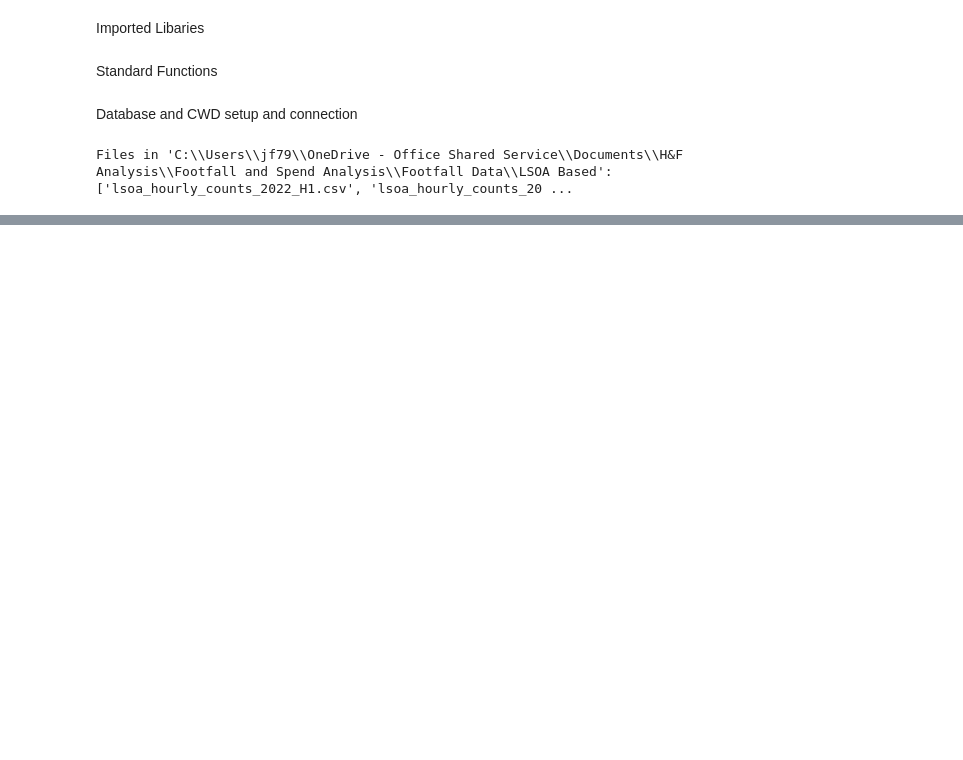
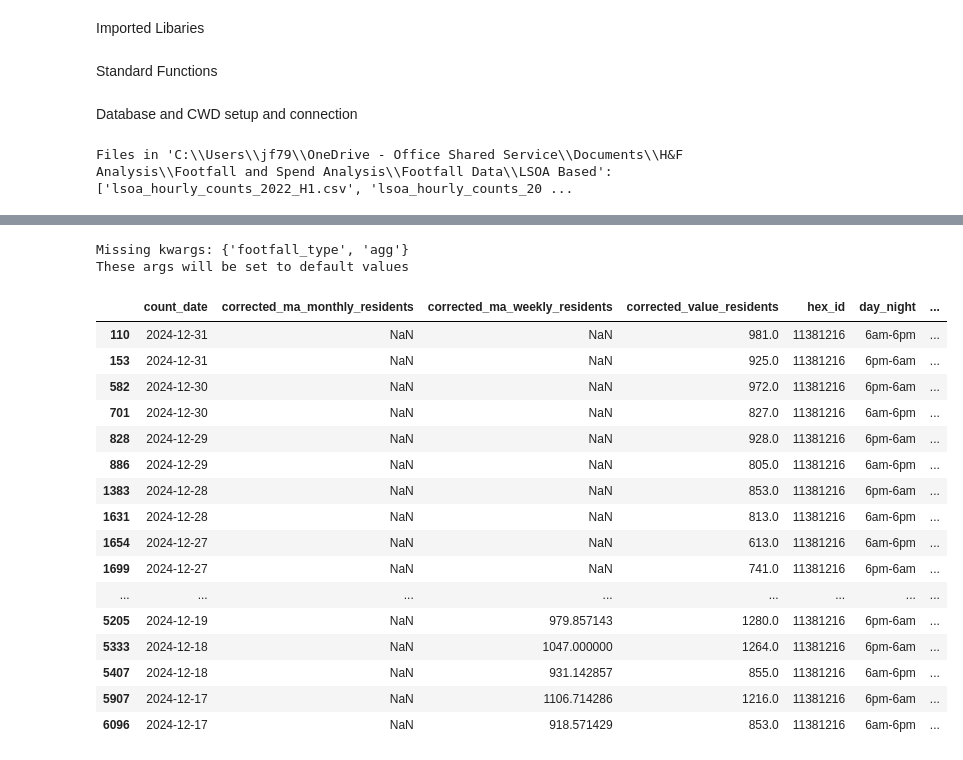
Before and after one commit to LBHF-JamalFazaldin/Footfall-and-Spend-Analytics, a Jupyter notebook: Hex Mapping for Footfall.ipynb, the cells around one changed output, grey strips where cells are left out. Drawn from its saved outputs; the diff is of its cells as text; code cells hidden in the pictures; blank space fills up the shorter version.

```diff
--- a/Hex Mapping for Footfall.ipynb
+++ b/Hex Mapping for Footfall.ipynb
@@ -433,0 +428,27 @@ Successfully exported None to CSV
+# %%
+df = agg_footfall_data(footfall_data_2024, category='hex_id', day_night=True)
+df.sort_values(by=['hex_id','count_date'], ascending=False, inplace=True)
+df[
+    (df['count_date'] > pd.to_datetime('2024-12-16')) &
+    (df['hex_id'] != 11381218)
+].head(30)
+# %% [output]
+Missing kwargs: {'footfall_type', 'agg'}
+These args will be set to default values
+|  | count_date | corrected_ma_monthly_residents | corrected_ma_weekly_residents | corrected_value_residents | hex_id | day_night | ... |
+| 110 | 2024-12-31 | NaN | NaN | 981.0 | 11381216 | 6am-6pm | ... |
+| 153 | 2024-12-31 | NaN | NaN | 925.0 | 11381216 | 6pm-6am | ... |
+| 582 | 2024-12-30 | NaN | NaN | 972.0 | 11381216 | 6pm-6am | ... |
+| 701 | 2024-12-30 | NaN | NaN | 827.0 | 11381216 | 6am-6pm | ... |
+| 828 | 2024-12-29 | NaN | NaN | 928.0 | 11381216 | 6pm-6am | ... |
+| 886 | 2024-12-29 | NaN | NaN | 805.0 | 11381216 | 6am-6pm | ... |
+| 1383 | 2024-12-28 | NaN | NaN | 853.0 | 11381216 | 6pm-6am | ... |
+| 1631 | 2024-12-28 | NaN | NaN | 813.0 | 11381216 | 6am-6pm | ... |
+| 1654 | 2024-12-27 | NaN | NaN | 613.0 | 11381216 | 6am-6pm | ... |
+| 1699 | 2024-12-27 | NaN | NaN | 741.0 | 11381216 | 6pm-6am | ... |
+| ... | ... | ... | ... | ... | ... | ... | ... |
+| 5205 | 2024-12-19 | NaN | 979.857143 | 1280.0 | 11381216 | 6pm-6am | ... |
+| 5333 | 2024-12-18 | NaN | 1047.000000 | 1264.0 | 11381216 | 6pm-6am | ... |
+| 5407 | 2024-12-18 | NaN | 931.142857 | 855.0 | 11381216 | 6am-6pm | ... |
+| 5907 | 2024-12-17 | NaN | 1106.714286 | 1216.0 | 11381216 | 6pm-6am | ... |
+| 6096 | 2024-12-17 | NaN | 918.571429 | 853.0 | 11381216 | 6am-6pm | ... |
```
Also changed, not shown: parts of 12 cells of this notebook.
